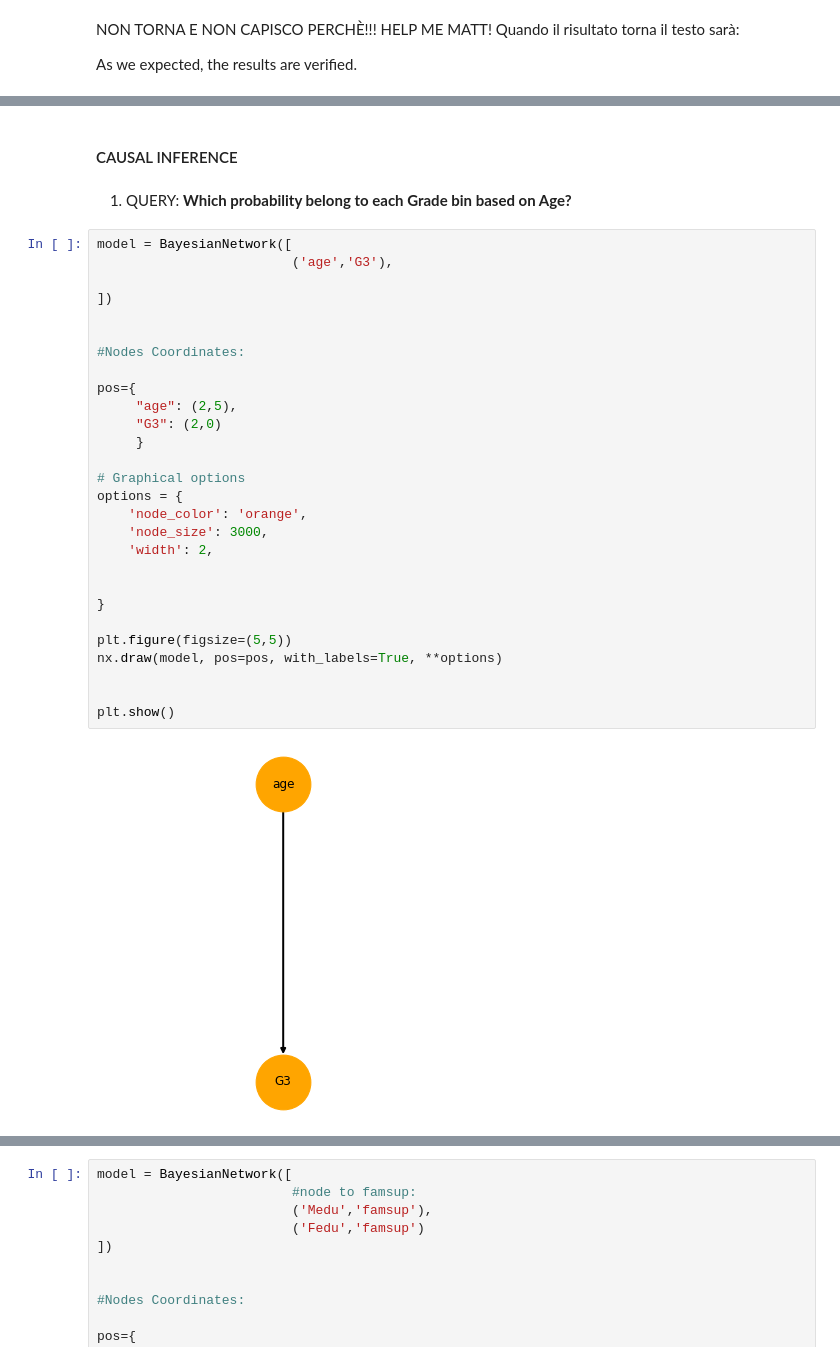
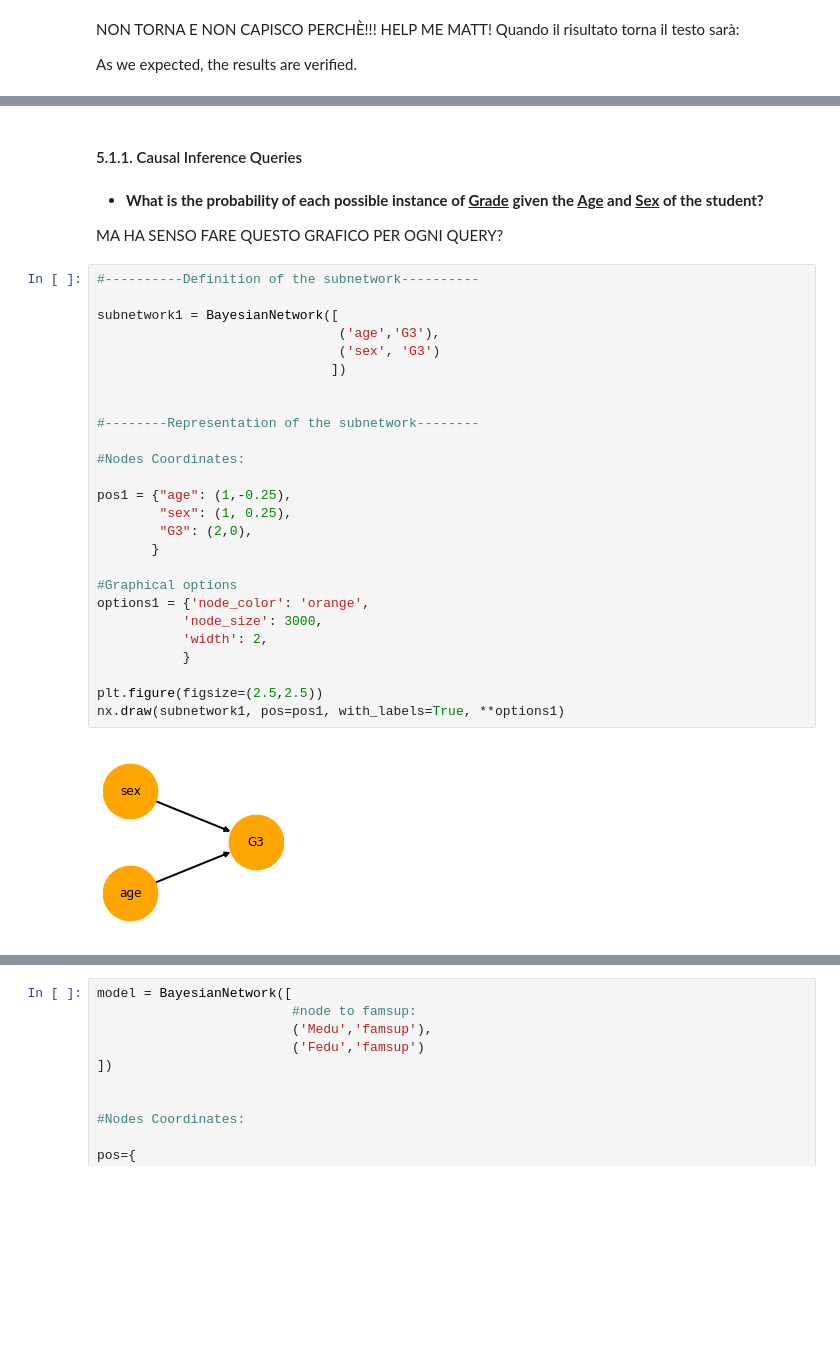
Before and after one commit to Mikalb98/StudentAnalysis-BayesianNetwork, a Jupyter notebook: Bayesian Model.ipynb, the cells around one changed output, grey strips where cells are left out. Drawn from its saved outputs; the diff is of its cells as text; blank space fills up the shorter version.

```diff
--- a/Bayesian Model.ipynb
+++ b/Bayesian Model.ipynb
@@ -2139,37 +2194,37 @@ def interspace(lung: int):
         a+="<>"
     return print("\n",a,"\n")
 # %% [markdown]
-#### CAUSAL INFERENCE
+#### 5.1.1. Causal Inference Queries
 # %% [markdown]
-1) QUERY: __Which probability belong to each Grade bin based on Age?__
+* **What is the probability of each possible instance of <u>Grade</u> given the <u>Age</u> and <u>Sex</u> of the student?**
+
+MA HA SENSO FARE QUESTO GRAFICO PER OGNI QUERY?
 # %%
-model = BayesianNetwork([
-                         ('age','G3'),
+#----------Definition of the subnetwork----------
 
-])
+subnetwork1 = BayesianNetwork([
+                               ('age','G3'),
+                               ('sex', 'G3')
+                              ])
 
+
+#--------Representation of the subnetwork--------
 
 #Nodes Coordinates:
 
-pos={
-     "age": (2,5),
-     "G3": (2,0)
-     }
+pos1 = {"age": (1,-0.25),
+        "sex": (1, 0.25),
+        "G3": (2,0),
+       }
 
-# Graphical options
-options = {
-    'node_color': 'orange',
-    'node_size': 3000,
-    'width': 2,
+#Graphical options
+options1 = {'node_color': 'orange',
+           'node_size': 3000,
+           'width': 2,
+           }
 
-
-}
-
-plt.figure(figsize=(5,5))
-nx.draw(model, pos=pos, with_labels=True, **options)
-
-
-plt.show()
+plt.figure(figsize=(2.5,2.5))
+nx.draw(subnetwork1, pos=pos1, with_labels=True, **options1)
 # %% [output]
-[figure, old version]
+[figure, new version]
 # %%
```
Also changed, not shown: parts of 19 cells of this notebook, 1 other file.
